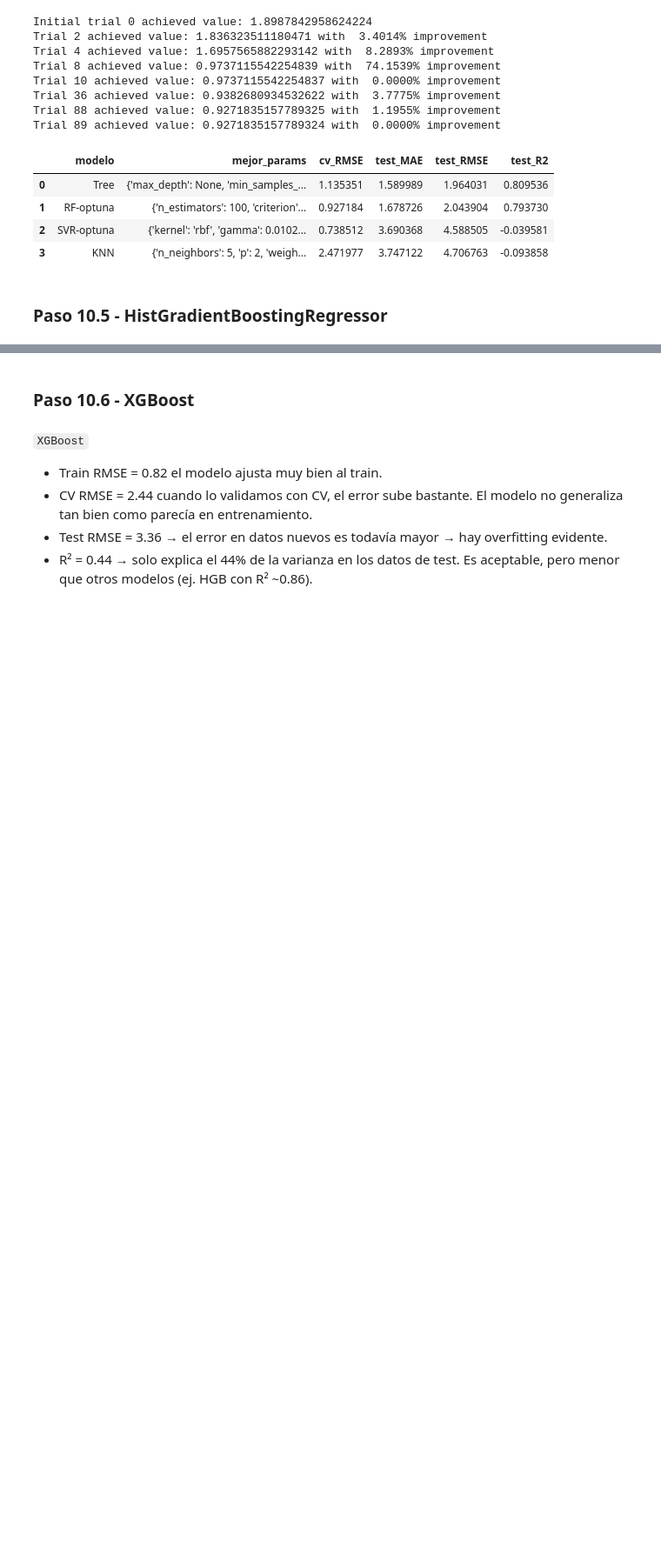
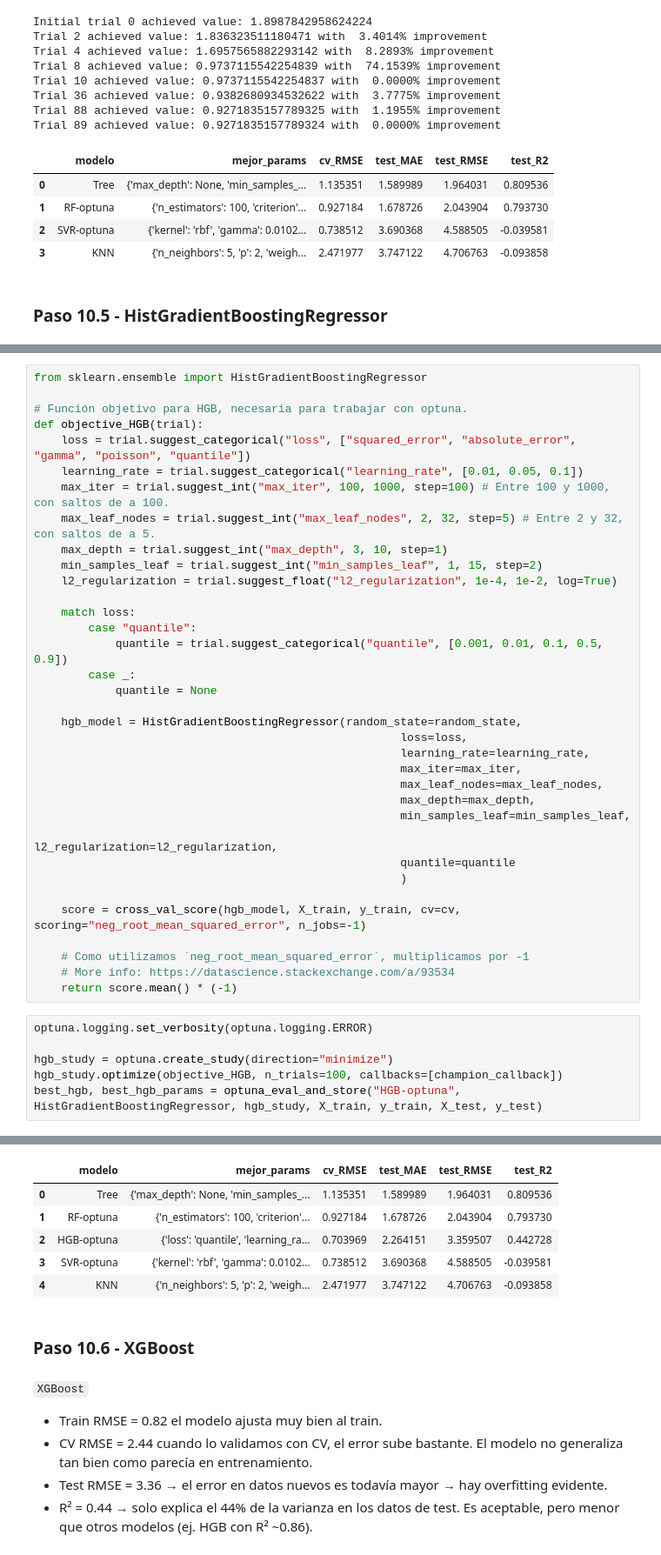
Before and after one commit to gasper-az/aprMaqI_CEIA, a Jupyter notebook: trabajo_practico/ResolucionTrabajoPractico.ipynb, the cells around one changed output, grey strips where cells are left out. Shown at 87% size. Saved outputs shown, nothing was run; the diff lists cells and outputs as text; blank space fills up the shorter version.

```diff
--- a/trabajo_practico/ResolucionTrabajoPractico.ipynb
+++ b/trabajo_practico/ResolucionTrabajoPractico.ipynb
@@ -1552,0 +1632,42 @@ best_hgb = eval_and_store("HGB", hgb, X_train, y_train, X_test, y_test)
+# %%
+from sklearn.ensemble import HistGradientBoostingRegressor
+
+# Función objetivo para HGB, necesaria para trabajar con optuna.
+def objective_HGB(trial):
+    loss = trial.suggest_categorical("loss", ["squared_error", "absolute_error", "gamma", "poisson", "quantile"])
+    learning_rate = trial.suggest_categorical("learning_rate", [0.01, 0.05, 0.1])
+    max_iter = trial.suggest_int("max_iter", 100, 1000, step=100) # Entre 100 y 1000, con saltos de a 100.
+    max_leaf_nodes = trial.suggest_int("max_leaf_nodes", 2, 32, step=5) # Entre 2 y 32, con saltos de a 5.
+    max_depth = trial.suggest_int("max_depth", 3, 10, step=1)
+    min_samples_leaf = trial.suggest_int("min_samples_leaf", 1, 15, step=2)
+    l2_regularization = trial.suggest_float("l2_regularization", 1e-4, 1e-2, log=True)
+
+    match loss:
+        case "quantile":
+            quantile = trial.suggest_categorical("quantile", [0.001, 0.01, 0.1, 0.5, 0.9])
+        case _:
+            quantile = None
+
+    hgb_model = HistGradientBoostingRegressor(random_state=random_state,
+                                                      loss=loss,
+                                                      learning_rate=learning_rate,
+                                                      max_iter=max_iter,
+                                                      max_leaf_nodes=max_leaf_nodes,
+                                                      max_depth=max_depth,
+                                                      min_samples_leaf=min_samples_leaf,
+                                                      l2_regularization=l2_regularization,
+                                                      quantile=quantile
+                                                      )
+
+    score = cross_val_score(hgb_model, X_train, y_train, cv=cv, scoring="neg_root_mean_squared_error", n_jobs=-1)
+
+    # Como utilizamos `neg_root_mean_squared_error`, multiplicamos por -1
+    # More info: https://datascience.stackexchange.com/a/93534
+    return score.mean() * (-1)
+# %%
+optuna.logging.set_verbosity(optuna.logging.ERROR)
+
+hgb_study = optuna.create_study(direction="minimize")
+hgb_study.optimize(objective_HGB, n_trials=100, callbacks=[champion_callback])
+best_hgb, best_hgb_params = optuna_eval_and_store("HGB-optuna", HistGradientBoostingRegressor, hgb_study, X_train, y_train, X_test, y_test)
+# %% [output]
@@ -1553,3 +1686,9 @@ best_hgb = eval_and_store("HGB", hgb, X_train, y_train, X_test, y_test)
+|  | modelo | mejor_params | cv_RMSE | test_MAE | test_RMSE | test_R2 |
+| 0 | Tree | {'max_depth': None, 'min_samples_... | 1.135351 | 1.589989 | 1.964031 | 0.809536 |
+| 1 | RF-optuna | {'n_estimators': 100, 'criterion'... | 0.927184 | 1.678726 | 2.043904 | 0.793730 |
+| 2 | HGB-optuna | {'loss': 'quantile', 'learning_ra... | 0.703969 | 2.264151 | 3.359507 | 0.442728 |
+| 3 | SVR-optuna | {'kernel': 'rbf', 'gamma': 0.0102... | 0.738512 | 3.690368 | 4.588505 | -0.039581 |
+| 4 | KNN | {'n_neighbors': 5, 'p': 2, 'weigh... | 2.471977 | 3.747122 | 4.706763 | -0.093858 |
 # %% [markdown]
 ### Paso 10.6 - XGBoost
 # %% [markdown]
```
Also changed, not shown: parts of 3 cells of this notebook, 1 other file.
